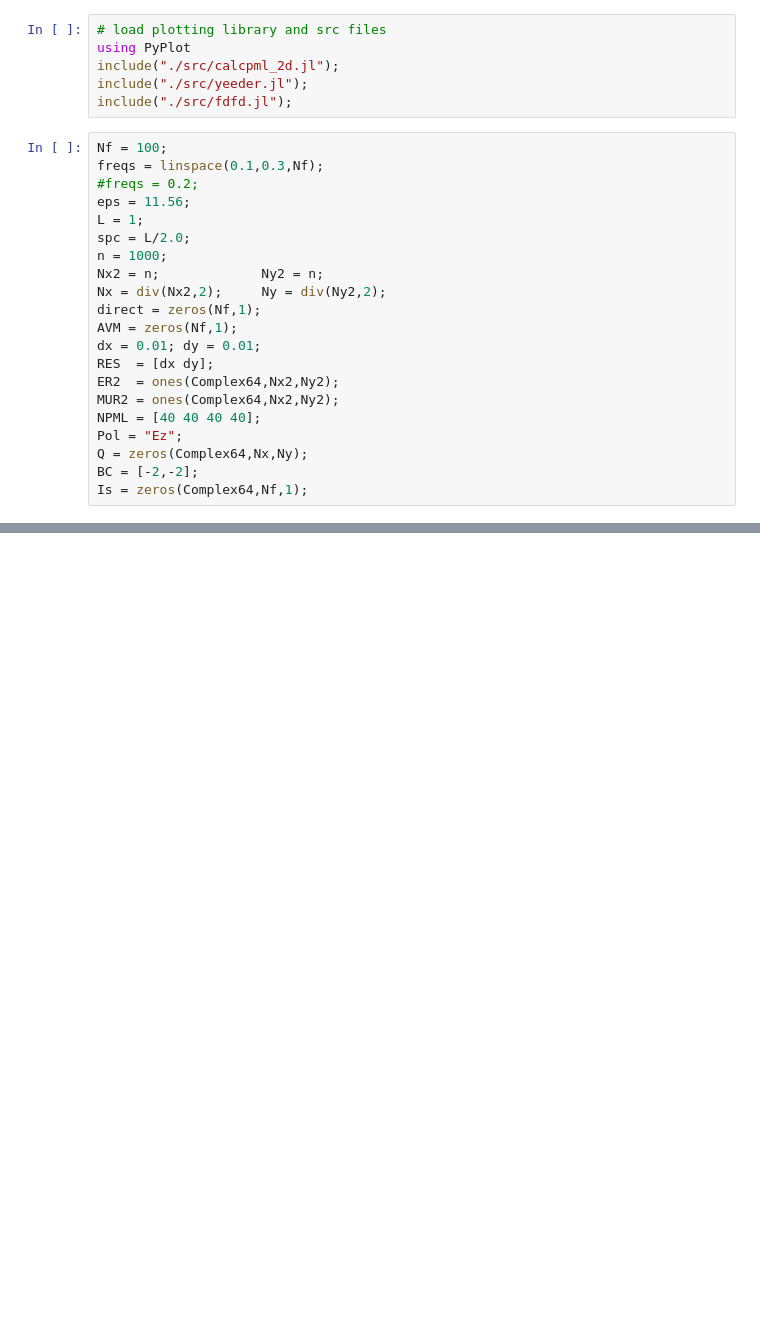
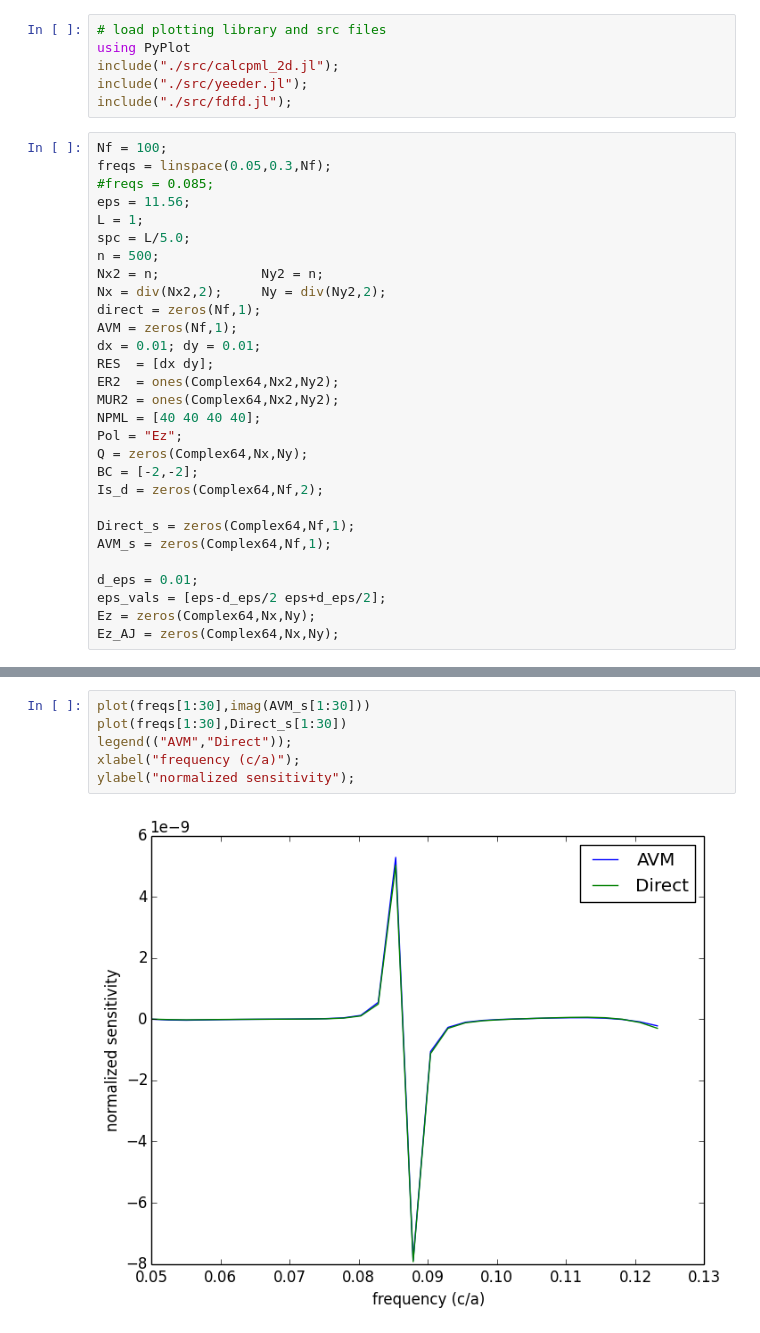
Before and after one commit to twhughes/Faraday-FDFD, a Jupyter notebook: AVM.ipynb, the cells around one changed output, grey strips where cells are left out. Saved outputs shown, nothing was run; the diff lists cells and outputs as text; blank space fills up the shorter version.

```diff
--- a/AVM.ipynb
+++ b/AVM.ipynb
@@ -6,12 +6,12 @@ include("./src/yeeder.jl");
 include("./src/fdfd.jl");
 # %%
 Nf = 100;
-freqs = linspace(0.1,0.3,Nf);
-#freqs = 0.2;
+freqs = linspace(0.05,0.3,Nf);
+#freqs = 0.085;
 eps = 11.56;
 L = 1;
-spc = L/2.0;
-n = 1000;
+spc = L/5.0;
+n = 500;
 Nx2 = n;             Ny2 = n;
 Nx = div(Nx2,2);     Ny = div(Ny2,2);
 direct = zeros(Nf,1);
@@ -24,7 +24,15 @@ NPML = [40 40 40 40];
 Pol = "Ez";
 Q = zeros(Complex64,Nx,Ny);
 BC = [-2,-2];
-Is = zeros(Complex64,Nf,1);
+Is_d = zeros(Complex64,Nf,2);
+
+Direct_s = zeros(Complex64,Nf,1);
+AVM_s = zeros(Complex64,Nf,1);
+
+d_eps = 0.01;
+eps_vals = [eps-d_eps/2 eps+d_eps/2];
+Ez = zeros(Complex64,Nx,Ny);
+Ez_AJ = zeros(Complex64,Nx,Ny);
 # %%
 for fi in (1:Nf)
     println(fi/Nf*100.0)
@@ -57 +84,9 @@ end
+# %%
+plot(freqs[1:30],imag(AVM_s[1:30]))
+plot(freqs[1:30],Direct_s[1:30])
+legend(("AVM","Direct"));
+xlabel("frequency (c/a)");
+ylabel("normalized sensitivity");
+# %% [output]
+[figure, added]
 # %%
```
Also changed, not shown: parts of 5 cells of this notebook, 6 other files.
